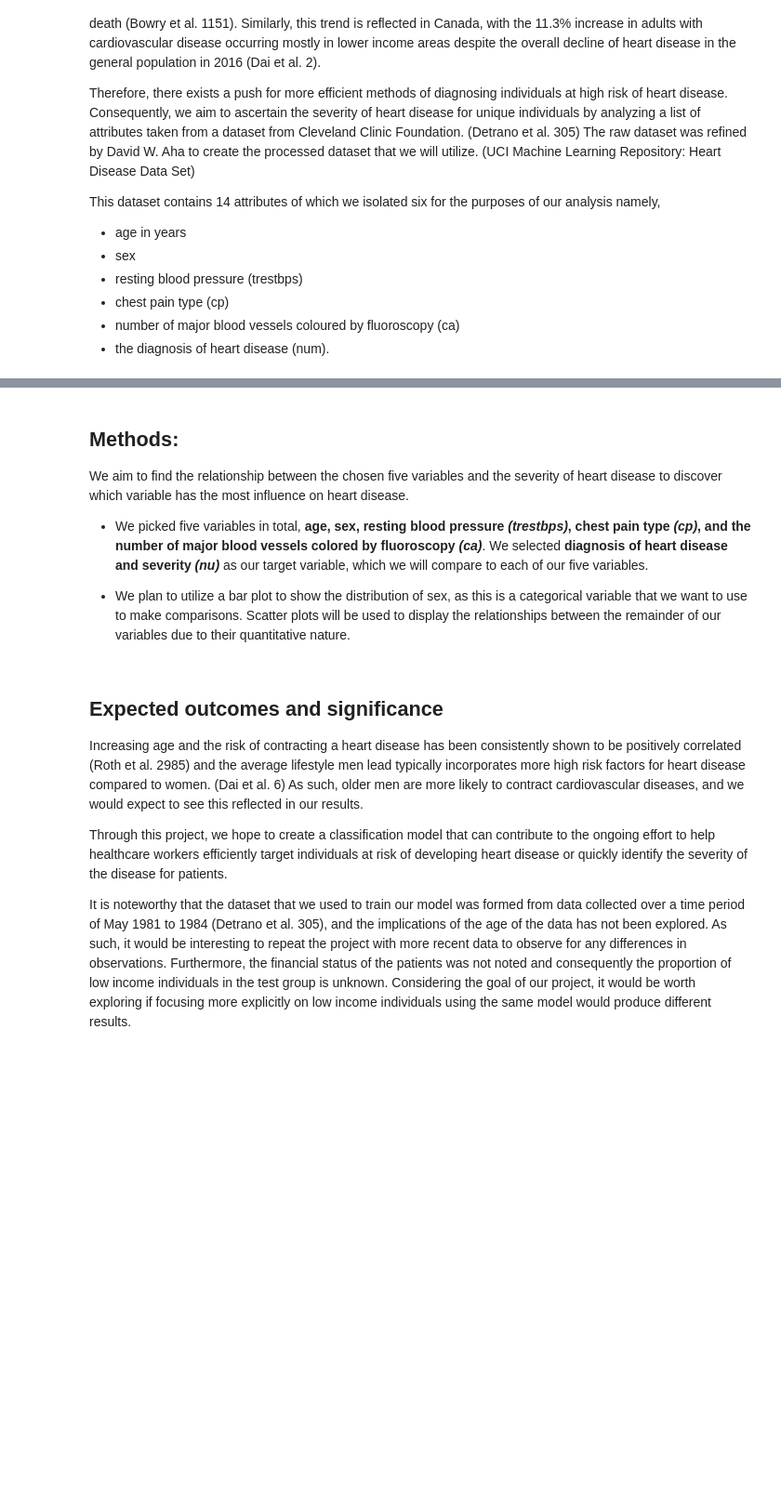
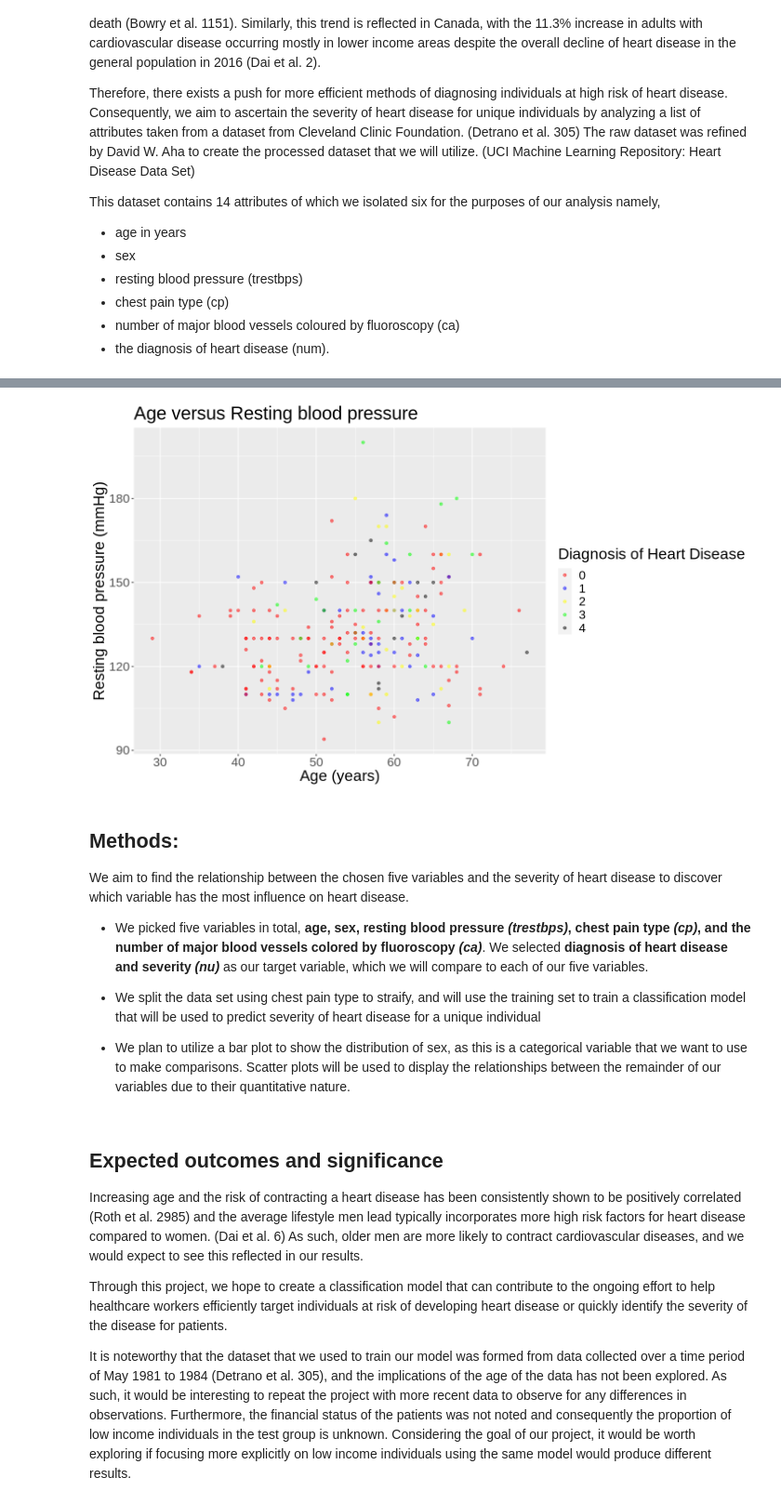
Before and after one commit to Wuliao-mao/DSCI-Project-10, a Jupyter notebook: PROPOSAL.ipynb, the cells around one changed output, grey strips where cells are left out. Shown at 93% size. Cells and saved outputs as stored; diff of their text form; code cells hidden in the pictures; blank space fills up the shorter version.

```diff
--- a/PROPOSAL.ipynb
+++ b/PROPOSAL.ipynb
@@ -218,20 +320,25 @@ mean_rbp
 # %%
 #Run this cell to obtain visualisation of Age versus Resting blood pressure
 
 options(repr.plot.width = 12, repr.plot.height = 7)
 
-age_vs_rbps_plot <- ggplot(cleveland_df_sel_f, aes(x = age, y = trestbps, color = as_factor(num))) +
+age_vs_rbps_plot <- ggplot(patients_train, aes(x = age, y = trestbps, color = as_factor(num))) +
                     geom_point(alpha = 0.5) +
                     labs(x = "Age (years)", y = "Resting blood pressure (mmHg)", color = "Diagnosis of Heart Disease") +
                     theme(text = element_text(size = 20)) +
                     ggtitle("Age versus Resting blood pressure") +
                     scale_color_manual(labels = c("0", "1","2","3","4"), values = c("red","blue","yellow","green","black"))
 age_vs_rbps_plot
+# %% [output]
+[figure, added]
 # %% [markdown]
 ## Methods:
 We aim to find the relationship between the chosen five variables and the severity of heart disease to discover which variable has the most influence on heart disease.
+
 * We picked five variables in total, **age, sex, resting blood pressure *(trestbps)*, chest pain type *(cp)*, and the number of major blood vessels colored by fluoroscopy *(ca)***. We selected **diagnosis of heart disease and severity *(nu)*** as our target variable, which we will compare to each of our five variables.
 
+* We split the data set using chest pain type to straify, and will use the training set to train a classification model that will be used to predict severity of heart disease for a unique individual
+
 * We plan to utilize a bar plot to show the distribution of sex, as this is a categorical variable that we want to use to make comparisons. Scatter plots will be used to display the relationships between the remainder of our variables due to their quantitative nature.
 # %% [markdown]
 ## Expected outcomes and significance
```
Also changed, not shown: parts of 16 cells of this notebook.
